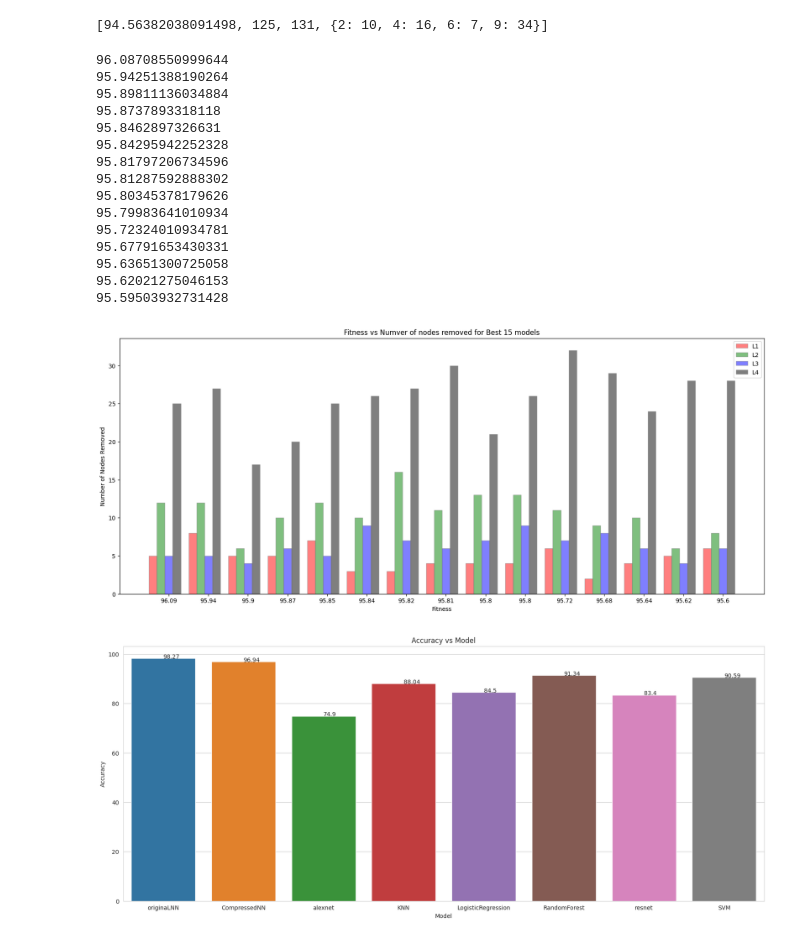
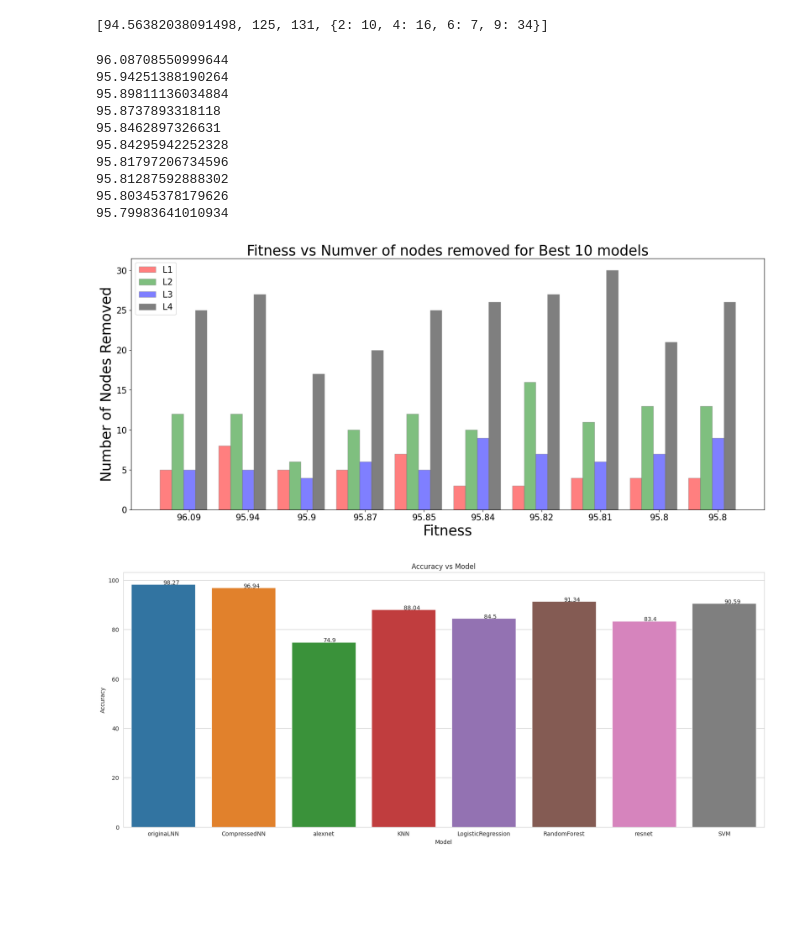
Before and after one commit to surya-teja-222/Genetic-CNN-Optimisation, a Jupyter notebook: analysis.ipynb, the cells around one changed output. Cells and saved outputs as stored; diff of their text form; code cells hidden in the pictures; blank space fills up the shorter version.

```diff
--- a/analysis.ipynb
+++ b/analysis.ipynb
@@ -150,0 +164,5 @@ new_model = gsm.genSubModel(chromosomes['57'][0], original_model)
+# %%
+total_nodes = 0
+for layer in new_model.layers:
+    total_nodes += layer.count_params()
+print(total_nodes)
@@ -262,7 +291,7 @@ print(chromosomes['57'][1:])
 chromosomes = {k: v for k, v in sorted(chromosomes.items(), key=lambda item: (item[1][3], item[1][2]), reverse=True)}
 # %%
 # get first 10 chromosomes sorted by accuracy
-chromosomes_10 = {k: v for k, v in sorted(chromosomes.items(), key=lambda item: (item[1][1]), reverse=True)[:15]}
+chromosomes_10 = {k: v for k, v in sorted(chromosomes.items(), key=lambda item: (item[1][1]), reverse=True)[:10]}
 # %%
 for key, value in chromosomes_10.items():
     print(value[1])
@@ -277,13 +306,8 @@ for key, value in chromosomes_10.items():
 95.81287592888302
 95.80345378179626
 95.79983641010934
-95.72324010934781
-95.67791653430331
-95.63651300725058
-95.62021275046153
-95.59503932731428
 # %%
-n = 15
+n = 10
 x = np.arange(n)
 # %%
 accuracy = []
@@ -300,28 +324,29 @@ for key, value in chromosomes_10.items():
 # %%
 fig = plt.subplots(1,1,figsize =(20, 8))
 
 plt.bar(x, zeroes_l1 , color ='r', width = 0.2,
         edgecolor ='grey', alpha=.5 , label ='L1')
 
 plt.bar(x + 0.2, zeroes_l2 , color ='g', width = 0.2,
         edgecolor ='grey', alpha=.5 , label ='L2')
 
 plt.bar(x+0.4, zeroes_l3 , color ='b', width = 0.2,
         edgecolor ='grey', alpha=.5 , label ='L3')
 
 plt.bar(x+0.6, zeroes_l4 , color ='black', width = 0.2,
         edgecolor ='grey', alpha=.5 , label ='L4')
 
-plt.title("Fitness vs Numver of nodes removed for Best 15 models")
-plt.xlabel("Fitness")
-plt.ylabel("Number of Nodes Removed")
+plt.title("Fitness vs Numver of nodes removed for Best 10 models",fontsize = 25)
+plt.xlabel("Fitness",fontsize = 25)
+plt.ylabel("Number of Nodes Removed",fontsize = 25)
 
-plt.xticks(x + 0.4, [str(round(float(i),2)) for i in accuracy])
+plt.xticks(x + 0.4, [str(round(float(i),2)) for i in accuracy],fontsize = 15)
+plt.yticks(fontsize=15)
 
-plt.legend()
+plt.legend(fontsize = 15)
 plt.show()
 # %% [output]
-[figure, old version]
+[figure, new version]
 # %%
 models = [
     'originaLNN',
```
Also changed, not shown: parts of 8 cells of this notebook, 8 other files.
